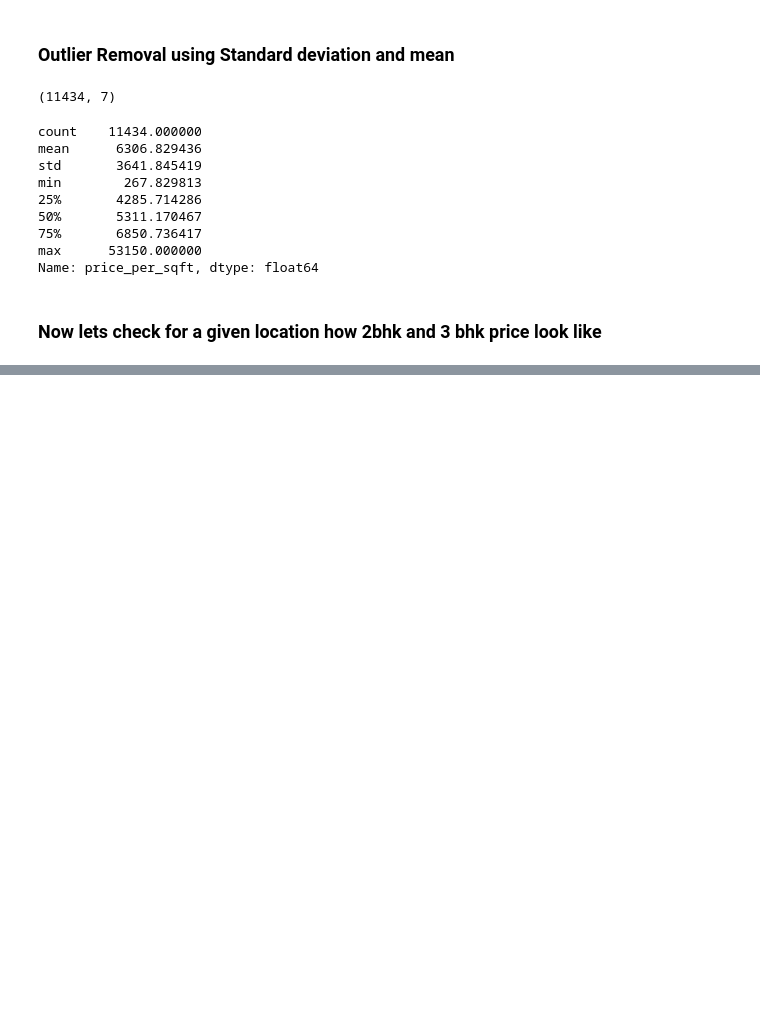
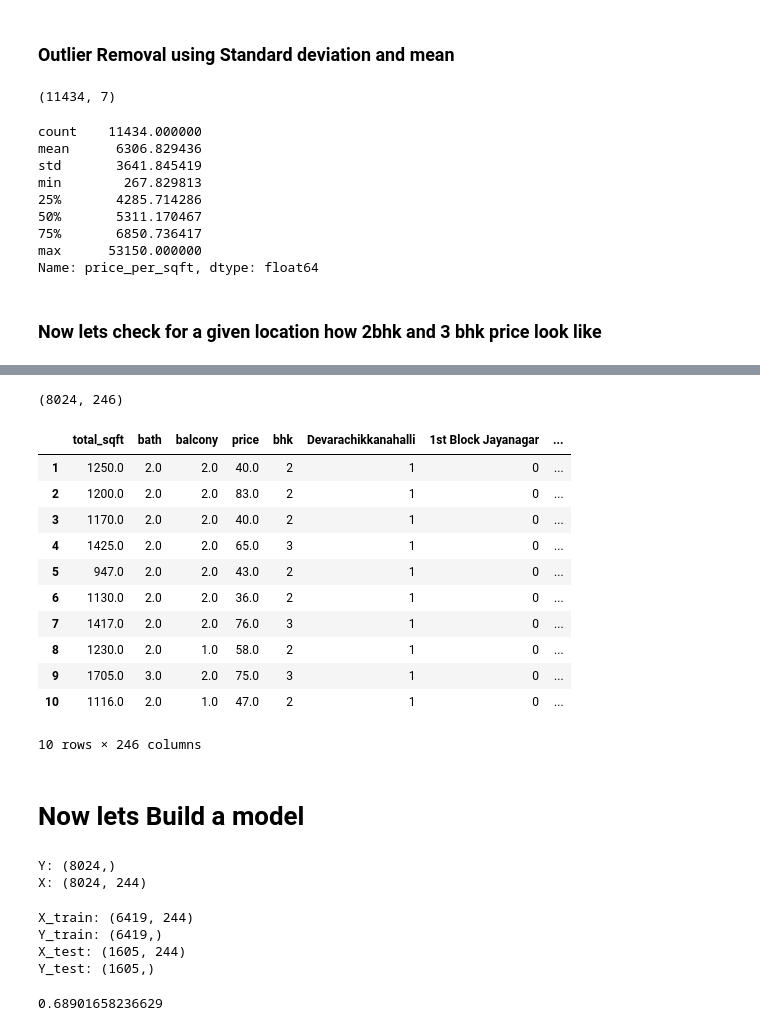
Before and after one commit to ChitranDev/DataScience-Room-Price-Prediction-proj, a Jupyter notebook: model/bhp prediction tried.ipynb, the cells around one changed output, grey strips where cells are left out. Cells and saved outputs as stored; diff of their text form; code cells hidden in the pictures; blank space fills up the shorter version.

Commit message:
model created

```diff
--- a/model/bhp prediction tried.ipynb
+++ b/model/bhp prediction tried.ipynb
@@ -332,0 +369,2 @@ plot_scatter_chart(df,"Electronic City")
+# %%
+df = df1.drop("price_per_sqft",axis='columns')
@@ -332,0 +382,3 @@ plot_scatter_chart(df,"Electronic City")
+# %%
+dummies = pd.get_dummies(df.location)
+dummies.head(3)
@@ -332,0 +391,24 @@ plot_scatter_chart(df,"Electronic City")
+# %%
+df_f = pd.concat([df,dummies.drop('other',axis='columns')],axis="columns")
+df_f = df_f.drop('location',axis='columns')
+# %%
+df_f.shape
+# %% [output]
+(8024, 246)
+# %%
+df_f.head(10)
+# %% [output]
+|  | total_sqft | bath | balcony | price | bhk | Devarachikkanahalli | 1st Block Jayanagar | ... |
+| 1 | 1250.0 | 2.0 | 2.0 | 40.0 | 2 | 1 | 0 | ... |
+| 2 | 1200.0 | 2.0 | 2.0 | 83.0 | 2 | 1 | 0 | ... |
+| 3 | 1170.0 | 2.0 | 2.0 | 40.0 | 2 | 1 | 0 | ... |
+| 4 | 1425.0 | 2.0 | 2.0 | 65.0 | 3 | 1 | 0 | ... |
+| 5 | 947.0 | 2.0 | 2.0 | 43.0 | 2 | 1 | 0 | ... |
+| 6 | 1130.0 | 2.0 | 2.0 | 36.0 | 2 | 1 | 0 | ... |
+| 7 | 1417.0 | 2.0 | 2.0 | 76.0 | 3 | 1 | 0 | ... |
+| 8 | 1230.0 | 2.0 | 1.0 | 58.0 | 2 | 1 | 0 | ... |
+| 9 | 1705.0 | 3.0 | 2.0 | 75.0 | 3 | 1 | 0 | ... |
+| 10 | 1116.0 | 2.0 | 1.0 | 47.0 | 2 | 1 | 0 | ... |
+10 rows × 246 columns
+# %% [markdown]
+# Now lets Build a model
@@ -332,0 +419,25 @@ plot_scatter_chart(df,"Electronic City")
+# %%
+print(f"Y: {Y.shape}")
+print(f"X: {X.shape}")
+# %% [output]
+Y: (8024,)
+X: (8024, 244)
+# %%
+from sklearn.model_selection import train_test_split
+X_train,X_test,Y_train,Y_test = train_test_split(X,Y,test_size=0.2,random_state=10)
+print(f"X_train: {X_train.shape}")
+print(f"Y_train: {Y_train.shape}")
+print(f"X_test: {X_test.shape}")
+print(f"Y_test: {Y_test.shape}")
+# %% [output]
+X_train: (6419, 244)
+Y_train: (6419,)
+X_test: (1605, 244)
+Y_test: (1605,)
+# %%
+from sklearn.linear_model import LinearRegression
+model = LinearRegression()
+model.fit(X_train,Y_train)
+model.score(X_test,Y_test)
+# %% [output]
+0.68901658236629
```
Also changed, not shown: parts of 13 cells of this notebook, 1 other file.
